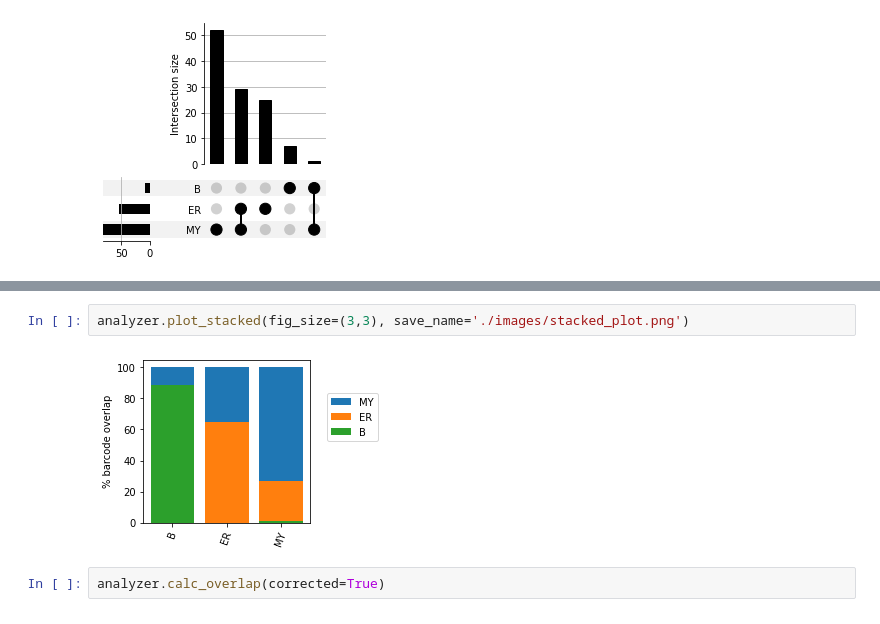
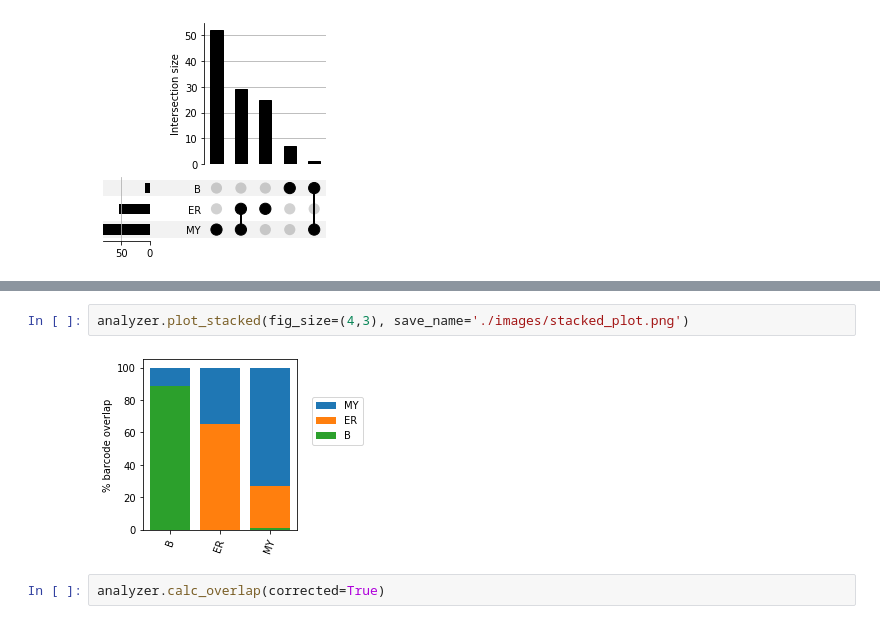
Before and after one commit to parashardhapola/bartide, a Jupyter notebook: notebooks/2_multi_sample_comparison.ipynb, the cells around one changed output, grey strips where cells are left out. Saved outputs shown, nothing was run; the diff lists cells and outputs as text.

```diff
--- a/notebooks/2_multi_sample_comparison.ipynb
+++ b/notebooks/2_multi_sample_comparison.ipynb
@@ -93,7 +93,7 @@ analyzer.calc_percentage_overlap()
 # %%
-analyzer.plot_stacked(fig_size=(3,3), save_name='./images/stacked_plot.png')
+analyzer.plot_stacked(fig_size=(4,3), save_name='./images/stacked_plot.png')
 # %% [output]
-[figure, old version]
+[figure, new version]
 # %%
 analyzer.calc_overlap(corrected=True)
 # %% [output]
```
Also changed, not shown: parts of 1 cell of this notebook, 6 other files.
